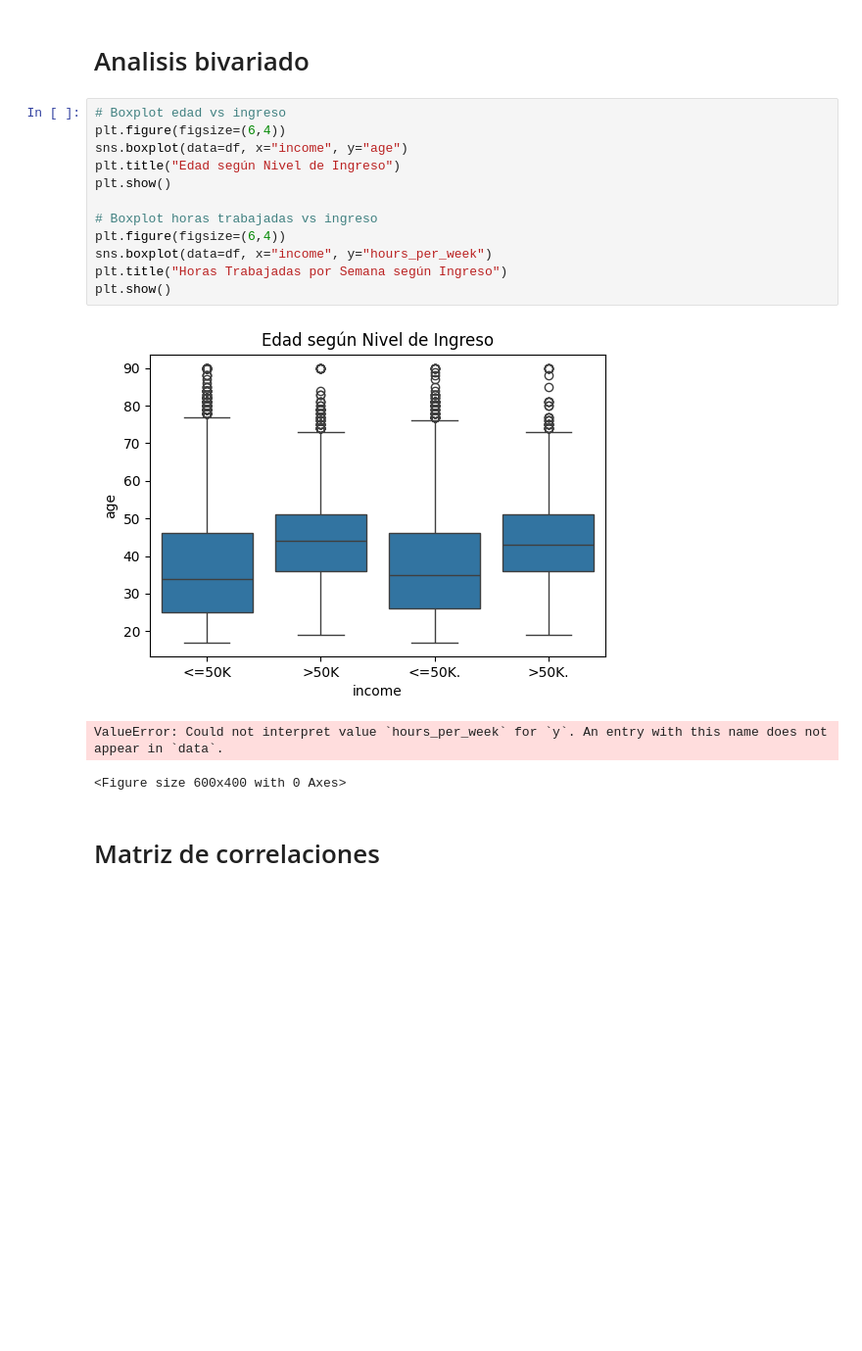
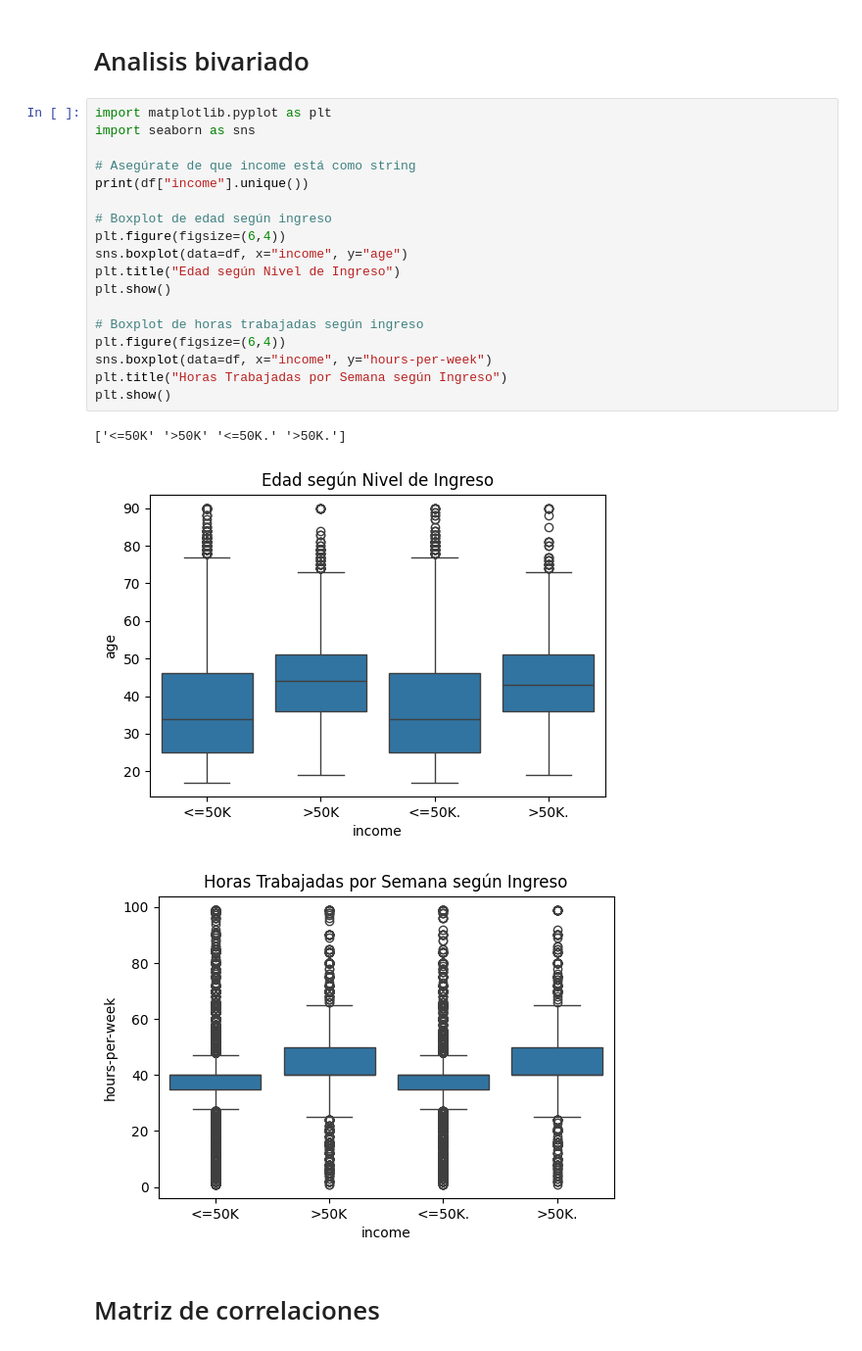
Before and after one commit to maitte999/Modelo-de-clasificacion, a Jupyter notebook: CcsDatosEconmía_Examen.ipynb, the cells around one changed output. Shown at 98% size. Cells and saved outputs as stored; diff of their text form; blank space fills up the shorter version.

```diff
--- a/CcsDatosEconmía_Examen.ipynb
+++ b/CcsDatosEconmía_Examen.ipynb
@@ -161,21 +157,27 @@ plt.show()
 # %% [markdown]
 # Analisis bivariado
 # %%
-# Boxplot edad vs ingreso
+import matplotlib.pyplot as plt
+import seaborn as sns
+
+# Asegúrate de que income está como string
+print(df["income"].unique())
+
+# Boxplot de edad según ingreso
 plt.figure(figsize=(6,4))
 sns.boxplot(data=df, x="income", y="age")
 plt.title("Edad según Nivel de Ingreso")
 plt.show()
 
-# Boxplot horas trabajadas vs ingreso
+# Boxplot de horas trabajadas según ingreso
 plt.figure(figsize=(6,4))
-sns.boxplot(data=df, x="income", y="hours_per_week")
+sns.boxplot(data=df, x="income", y="hours-per-week")
 plt.title("Horas Trabajadas por Semana según Ingreso")
 plt.show()
 # %% [output]
+['<=50K' '>50K' '<=50K.' '>50K.']
-[figure, old version]
+[figure, new version]
-ValueError: Could not interpret value `hours_per_week` for `y`. An entry with this name does not appear in `data`.
-<Figure size 600x400 with 0 Axes>
+[figure, added]
 # %% [markdown]
 # Matriz de correlaciones
 # %%
```
Also changed, not shown: parts of 3 cells of this notebook.
